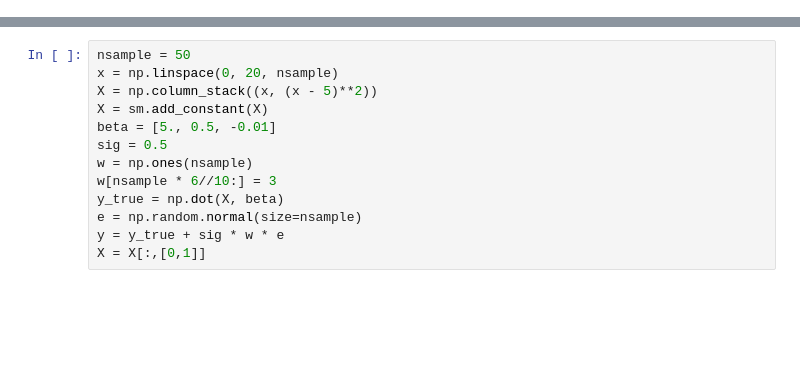
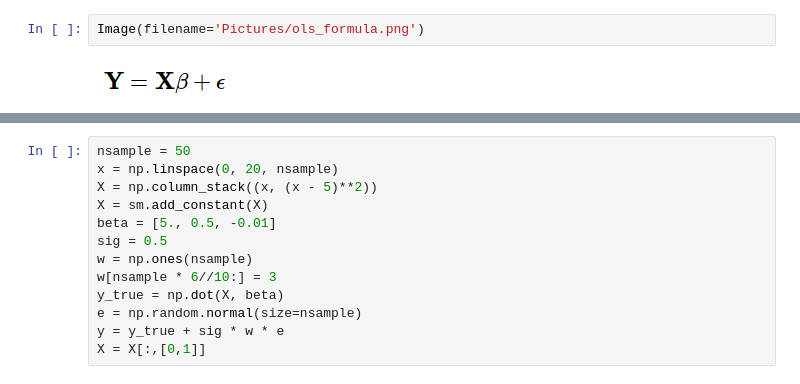
Before and after one commit to JonathanJohann/iResearch, a Jupyter notebook: Machine_Learning/Weighted Least Squares Notebook.ipynb, the cells around one changed output, grey strips where cells are left out. Drawn from its saved outputs; the diff is of its cells as text; blank space fills up the shorter version.

```diff
--- a/Machine_Learning/Weighted Least Squares Notebook.ipynb
+++ b/Machine_Learning/Weighted Least Squares Notebook.ipynb
@@ -14,0 +21,4 @@ np.random.seed(1024)
+# %%
+Image(filename='Pictures/ols_formula.png')
+# %% [output]
+[figure, added]
```
Also changed, not shown: parts of 29 cells of this notebook.
